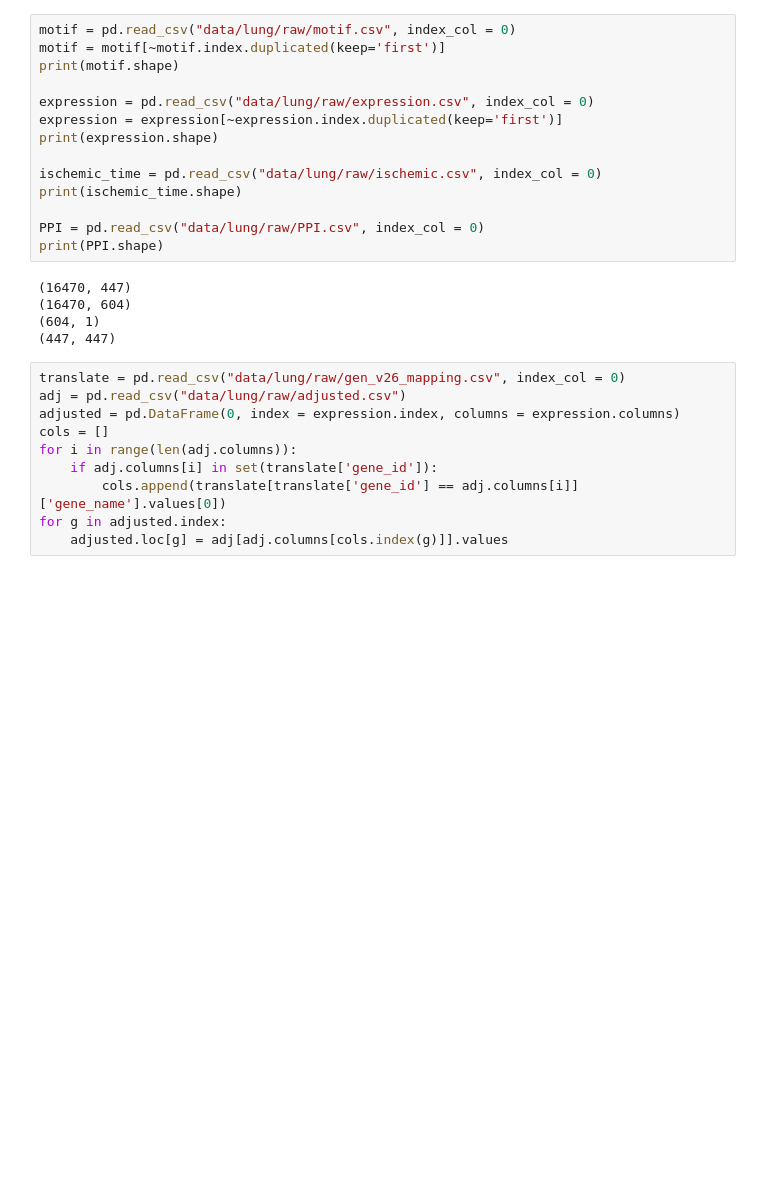
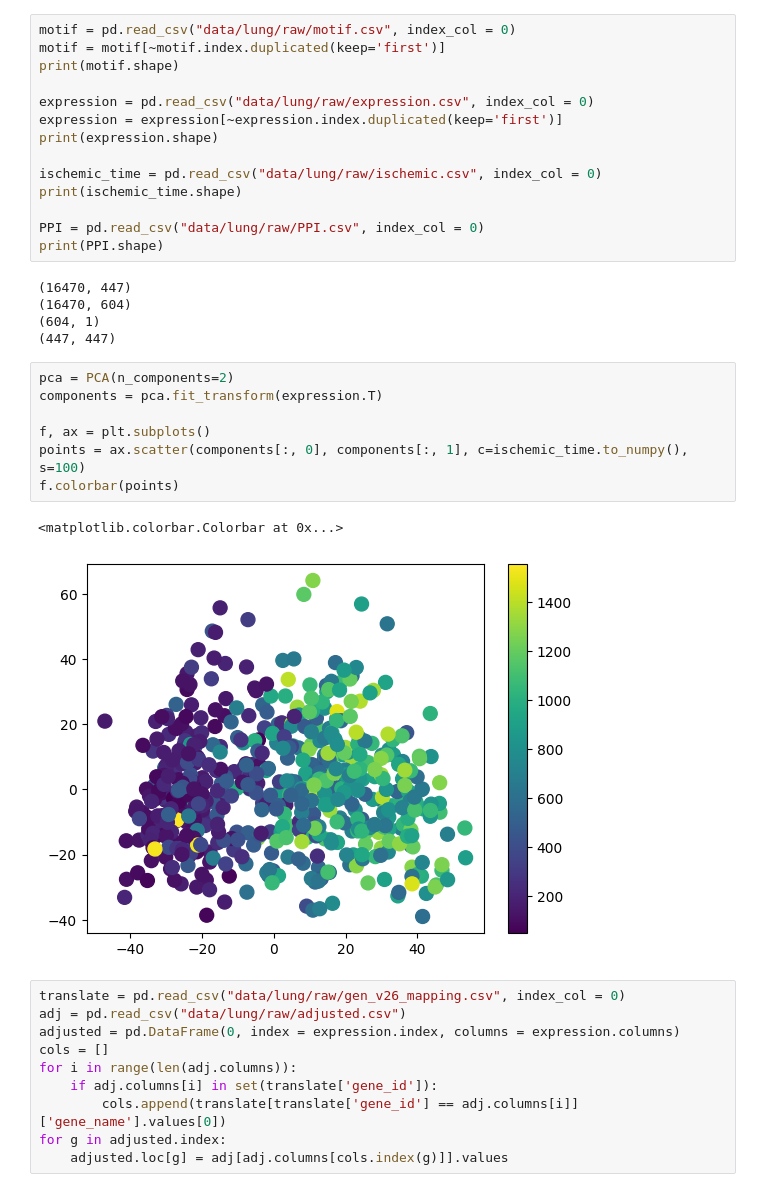
Before and after one commit to soelmicheletti/giraffe, a Jupyter notebook: notebooks/Lung.ipynb, the cells around one changed output. Saved outputs shown, nothing was run; the diff lists cells and outputs as text; blank space fills up the shorter version.

```diff
--- a/notebooks/Lung.ipynb
+++ b/notebooks/Lung.ipynb
@@ -25,6 +26,16 @@ print(PPI.shape)
 (16470, 604)
 (604, 1)
 (447, 447)
+# %%
+pca = PCA(n_components=2)
+components = pca.fit_transform(expression.T)
+
+f, ax = plt.subplots()
+points = ax.scatter(components[:, 0], components[:, 1], c=ischemic_time.to_numpy(), s=100)
+f.colorbar(points)
+# %% [output]
+<matplotlib.colorbar.Colorbar at 0x...>
+[figure, added]
 # %%
 translate = pd.read_csv("data/lung/raw/gen_v26_mapping.csv", index_col = 0)
 adj = pd.read_csv("data/lung/raw/adjusted.csv")
```
Also changed, not shown: parts of 5 cells of this notebook, 5 other files.
